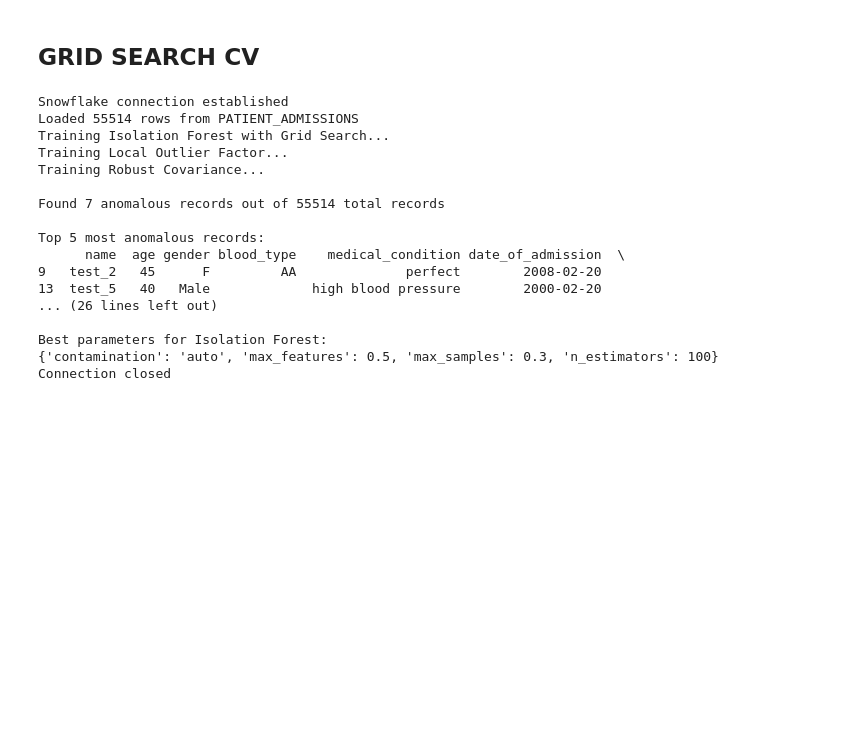
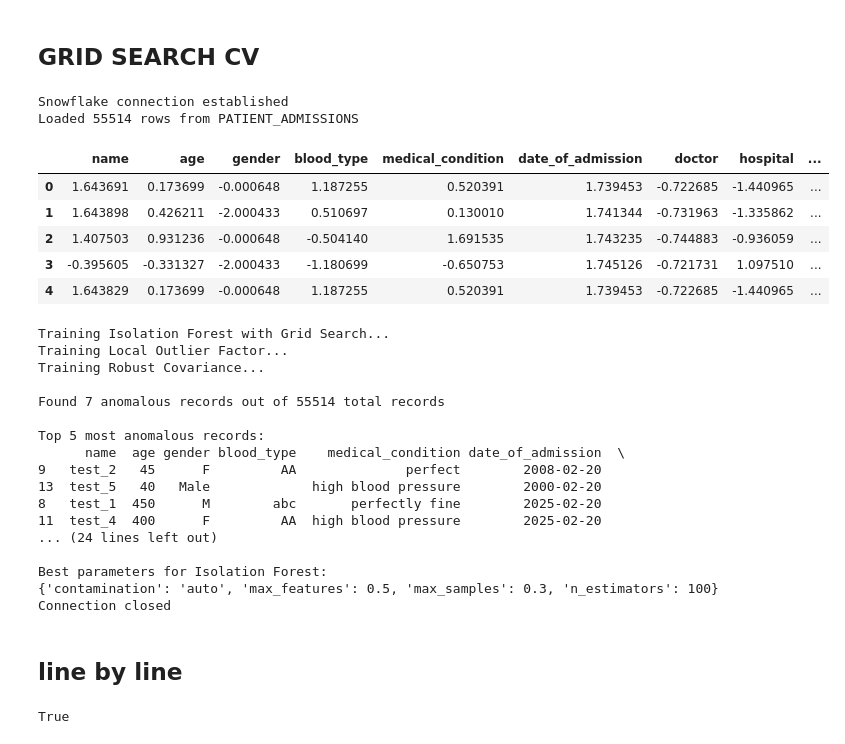
Before and after one commit to khanjirenainesh/genai_de, a Jupyter notebook: src/data_encoding.ipynb, the cells around one changed output. Cells and saved outputs as stored; diff of their text form; code cells hidden in the pictures; blank space fills up the shorter version.

```diff
--- a/src/data_encoding.ipynb
+++ b/src/data_encoding.ipynb
@@ -213,7 +213,7 @@ class AnomalyDetector:
         # Scale numerical features
         scaler = StandardScaler()
         df_encoded = pd.DataFrame(scaler.fit_transform(df_encoded), columns=df_encoded.columns)
-        # display(df_encoded.head())
+        display(df_encoded.head())
         return df_encoded.fillna(0)
 
     def grid_search_isolation_forest(self, X):
@@ -311,7 +311,7 @@ def main():
     print("Snowflake connection established")
 
     # Get table to analyze
-    table_to_analyze = "PATIENT_ADMISSIONS"
+    table_to_analyze = "PATIENT_ADMISSIONS" # PATIENT_ADMISSIONS:55k rows, CUSTOMER_ADDRESS: 50 million rows
 
     # Load data
     query = f"SELECT * FROM {SNOWFLAKE_DATABASE}.{SNOWFLAKE_SCHEMA}.{table_to_analyze}"
@@ -329,45 +329,54 @@ def main():
     df['is_anomaly'] = results['ensemble_label']
 
     # Get anomalies and sort by ensemble score
     anomalies = df[df['is_anomaly']].sort_values('ensemble_anomaly_score')
 
     print(f"\nFound {len(anomalies)} anomalous records out of {len(df)} total records")
 
     if len(anomalies) > 0:
         print("\nTop 5 most anomalous records:")
         print(anomalies.head())
 
         # Save anomalies to CSV
         output_file = f"{table_to_analyze}_anomalies_enhanced.csv"
         anomalies.to_csv(output_file, index=False)
         print(f"\nSaved anomalies to {output_file}")
 
         # Print best parameters from grid search
         print("\nBest parameters for Isolation Forest:")
         print(detector.best_params['isolation_forest'])
     else:
         print("No anomalies detected in this table")
 
     engine.dispose()
     print("Connection closed")
 
+
 if __name__ == "__main__":
     main()
 # %% [output]
 Snowflake connection established
 Loaded 55514 rows from PATIENT_ADMISSIONS
-Training Isolation Forest with Grid Search...
-Training Local Outlier Factor...
-Training Robust Covariance...
-
-Found 7 anomalous records out of 55514 total records
-
-Top 5 most anomalous records:
-      name  age gender blood_type    medical_condition date_of_admission  \
-9   test_2   45      F         AA              perfect        2008-02-20
-13  test_5   40   Male             high blood pressure        2000-02-20
-... (26 lines left out)
-
-Best parameters for Isolation Forest:
-{'contamination': 'auto', 'max_features': 0.5, 'max_samples': 0.3, 'n_estimators': 100}
-Connection closed
+|  | name | age | gender | blood_type | medical_condition | date_of_admission | doctor | hospital | ... |
+| 0 | 1.643691 | 0.173699 | -0.000648 | 1.187255 | 0.520391 | 1.739453 | -0.722685 | -1.440965 | ... |
+| 1 | 1.643898 | 0.426211 | -2.000433 | 0.510697 | 0.130010 | 1.741344 | -0.731963 | -1.335862 | ... |
+| 2 | 1.407503 | 0.931236 | -0.000648 | -0.504140 | 1.691535 | 1.743235 | -0.744883 | -0.936059 | ... |
+| 3 | -0.395605 | -0.331327 | -2.000433 | -1.180699 | -0.650753 | 1.745126 | -0.721731 | 1.097510 | ... |
+| 4 | 1.643829 | 0.173699 | -0.000648 | 1.187255 | 0.520391 | 1.739453 | -0.722685 | -1.440965 | ... |
+Training Isolation Forest with Grid Search...
+Training Local Outlier Factor...
+Training Robust Covariance...
+
+Found 7 anomalous records out of 55514 total records
+
+Top 5 most anomalous records:
+      name  age gender blood_type    medical_condition date_of_admission  \
+9   test_2   45      F         AA              perfect        2008-02-20
+13  test_5   40   Male             high blood pressure        2000-02-20
+8   test_1  450      M        abc       perfectly fine        2025-02-20
+11  test_4  400      F         AA  high blood pressure        2025-02-20
+... (24 lines left out)
+
+Best parameters for Isolation Forest:
+{'contamination': 'auto', 'max_features': 0.5, 'max_samples': 0.3, 'n_estimators': 100}
+Connection closed
@@ -375,0 +383,28 @@ anomalies.to_csv("PATIENT_ADMISSIONS_anomalies_enhanced.csv", index=False)
+# %% [markdown]
+## line by line
+# %%
+from langchain_openai import AzureChatOpenAI
+from langchain_openai import AzureOpenAIEmbeddings
+from sklearn.ensemble import IsolationForest
+from sklearn.preprocessing import OrdinalEncoder, StandardScaler
+from sklearn.model_selection import GridSearchCV
+from sklearn.neighbors import LocalOutlierFactor
+from sklearn.covariance import EllipticEnvelope
+from sklearn.preprocessing import MinMaxScaler
+import snowflake.connector
+import pandas as pd
+from sqlalchemy import create_engine
+import numpy as np
+from dotenv import load_dotenv
+import os
+import time
+import warnings
+from sklearn.metrics import make_scorer
+
+# Suppress warnings
+warnings.filterwarnings("ignore")
+
+# Load environment variables
+load_dotenv(override=True)
+# %% [output]
+True
```
Also changed, not shown: parts of 24 cells of this notebook, 4 other files.
